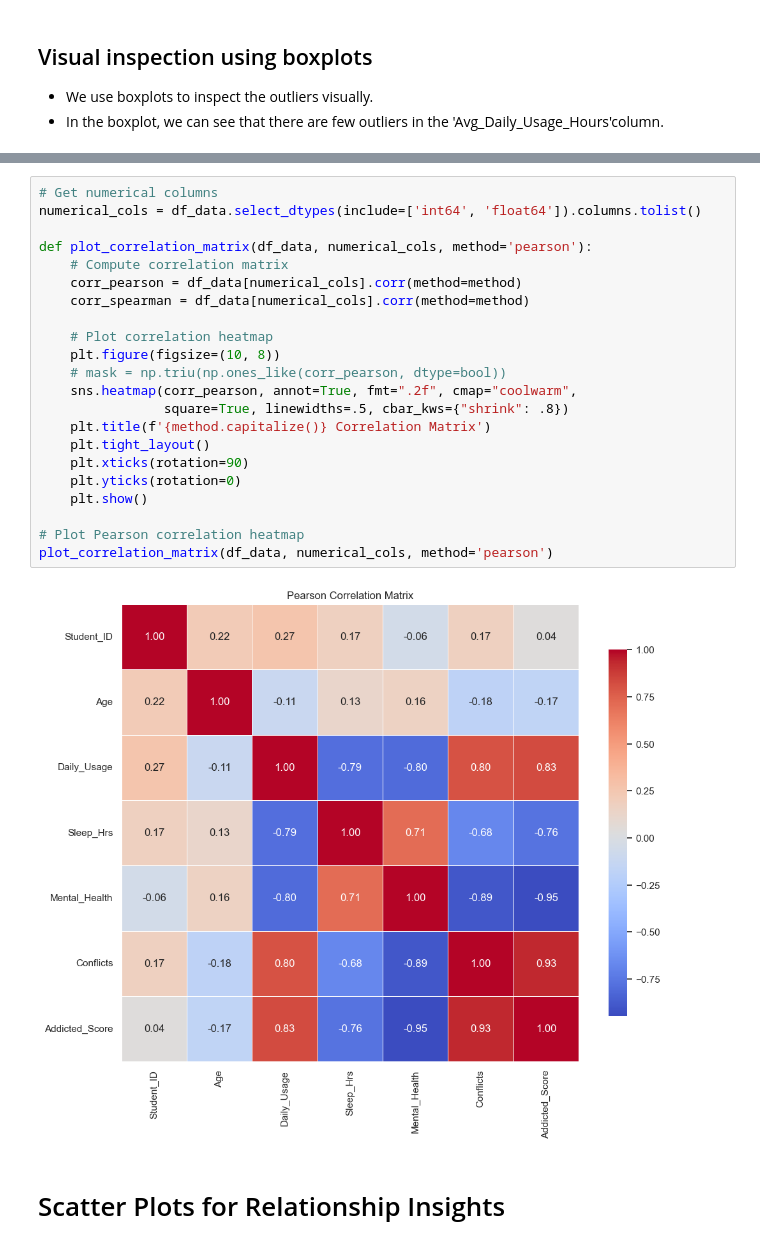
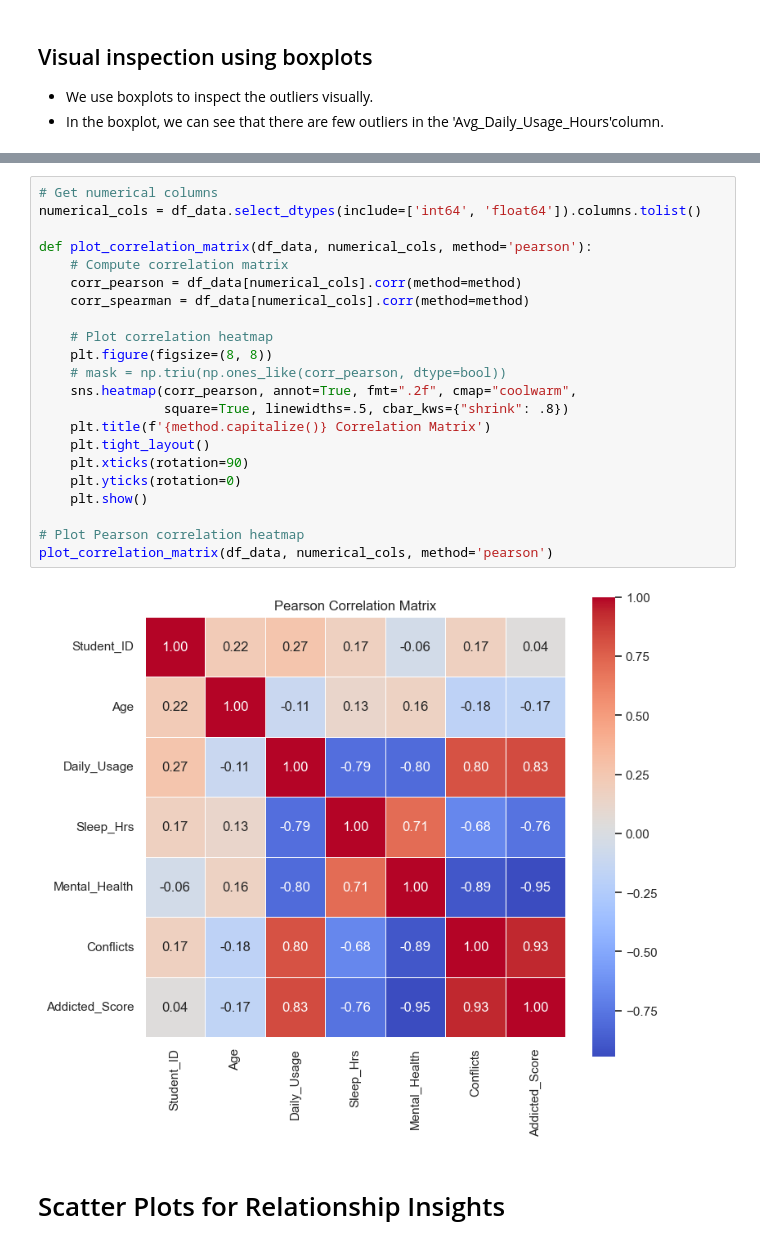
Before and after one commit to numberwrangler/SDS-CP029-social-sphere, a Jupyter notebook: submissions/team-members/bob-hosseini/notebooks/01_EDA_SocialSphere.ipynb, the cells around one changed output, grey strips where cells are left out. Drawn from its saved outputs; the diff is of its cells as text.

```diff
--- a/submissions/team-members/bob-hosseini/notebooks/01_EDA_SocialSphere.ipynb
+++ b/submissions/team-members/bob-hosseini/notebooks/01_EDA_SocialSphere.ipynb
@@ -358,27 +410,27 @@ Addicted_Score: 0 potential outliers
 # %%
 # Get numerical columns
 numerical_cols = df_data.select_dtypes(include=['int64', 'float64']).columns.tolist()
 
 def plot_correlation_matrix(df_data, numerical_cols, method='pearson'):
     # Compute correlation matrix
     corr_pearson = df_data[numerical_cols].corr(method=method)
     corr_spearman = df_data[numerical_cols].corr(method=method)
 
     # Plot correlation heatmap
-    plt.figure(figsize=(10, 8))
+    plt.figure(figsize=(8, 8))
     # mask = np.triu(np.ones_like(corr_pearson, dtype=bool))
     sns.heatmap(corr_pearson, annot=True, fmt=".2f", cmap="coolwarm",
                 square=True, linewidths=.5, cbar_kws={"shrink": .8})
     plt.title(f'{method.capitalize()} Correlation Matrix')
     plt.tight_layout()
     plt.xticks(rotation=90)
     plt.yticks(rotation=0)
     plt.show()
 
 # Plot Pearson correlation heatmap
 plot_correlation_matrix(df_data, numerical_cols, method='pearson')
 # %% [output]
-[figure, old version]
+[figure, new version]
 # %% [markdown]
 # Scatter Plots for Relationship Insights
 # %%
```
Also changed, not shown: parts of 26 cells of this notebook, 2 other files.
